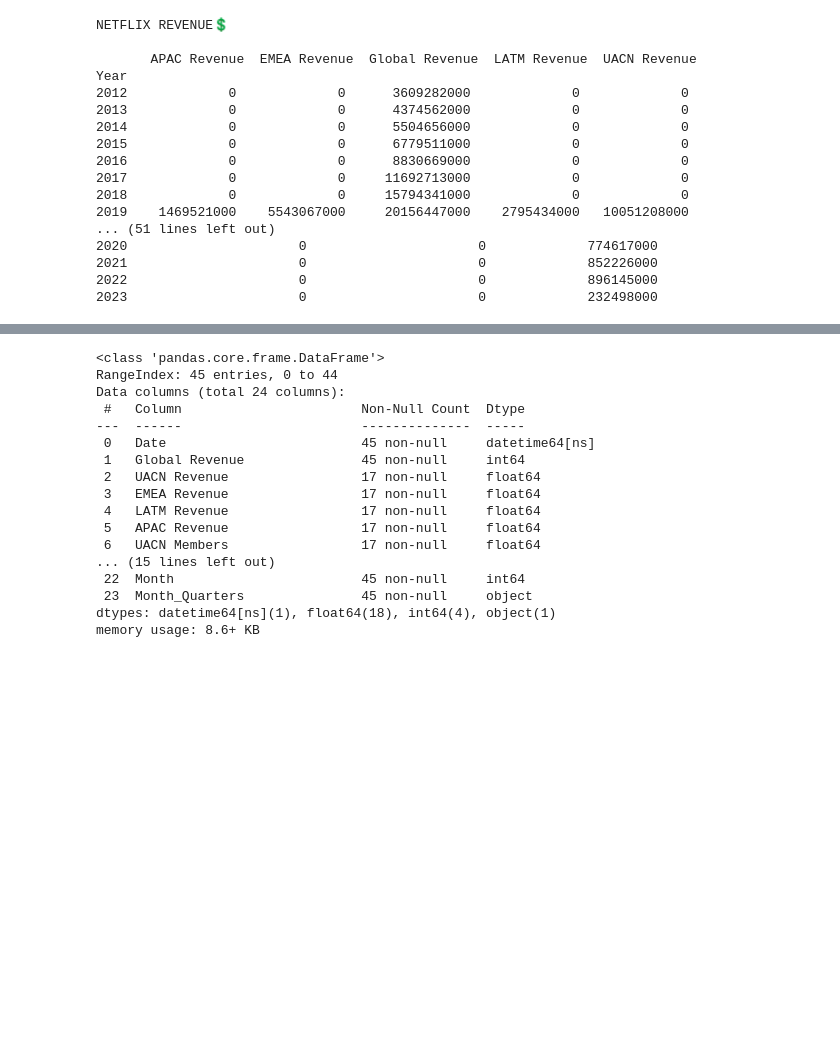
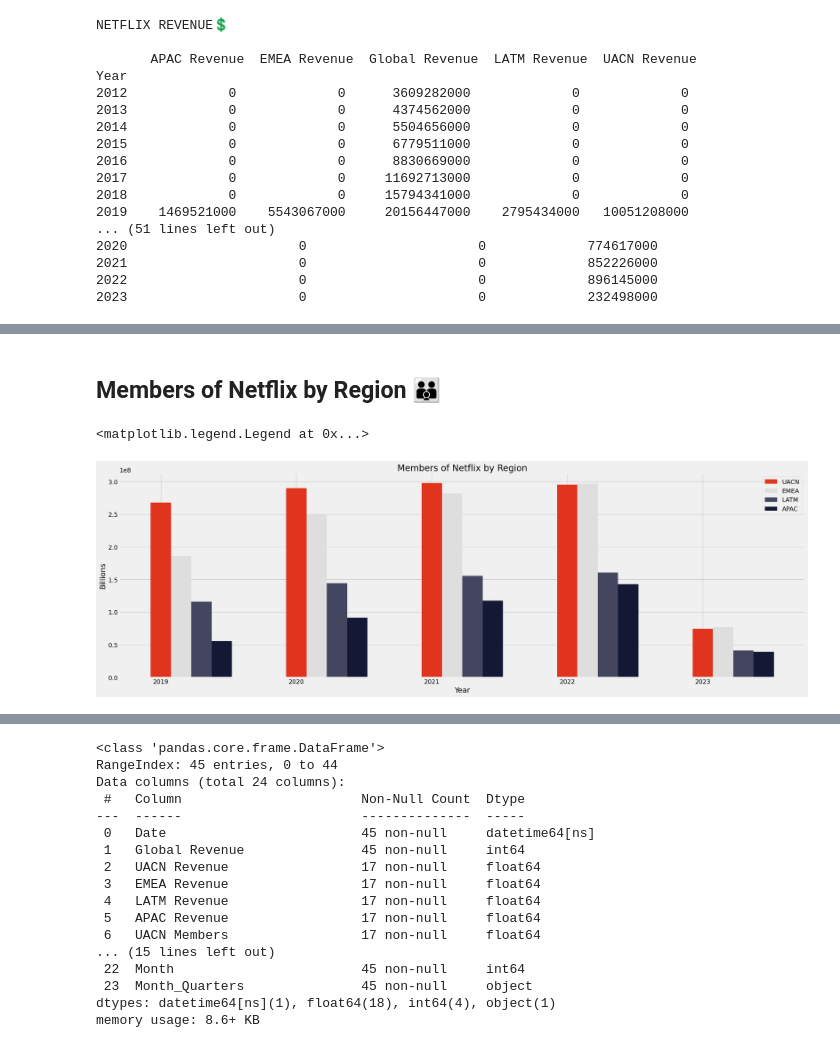
Before and after one commit to danielrodriguez007/Data_Analysis, a Jupyter notebook: Netflix_OTT.ipynb, the cells around one changed output, grey strips where cells are left out. Drawn from its saved outputs; the diff is of its cells as text; code cells hidden in the pictures; blank space fills up the shorter version.

```diff
--- a/Netflix_OTT.ipynb
+++ b/Netflix_OTT.ipynb
@@ -199,0 +226,23 @@ Text(0.5, 1.0, 'Histogram Netflix Glogal Revenue')
+# %% [markdown]
+## Members of Netflix by Region 👪
+# %%
+a = data.groupby(['Year'])['UACN Members'].sum().nlargest(5,keep='last')
+b = data.groupby(['Year'])['EMEA  Members'].sum().nlargest(5,keep='last')
+c = data.groupby(['Year'])['LATM Members'].sum().nlargest(5,keep='last')
+d = data.groupby(['Year'])['APAC Members'].sum().nlargest(5,keep='last')
+
+
+plt.figure(figsize=(25,8))
+plt.bar(a.index + .0, a.values, label="UACN", color='#E1341E', width=0.15)
+plt.bar(b.index + .15, b.values, label="EMEA", color='#dedede', width=0.15)
+plt.bar(c.index + .30, c.values, label="LATM", color='#43465E', width=0.15)
+plt.bar(d.index + .45, d.values, label="APAC", color='#131834', width=0.15)
+
+
+plt.title("Members of Netflix by Region")
+plt.xlabel("Year")
+plt.ylabel("Billions")
+plt.legend()
+# %% [output]
+<matplotlib.legend.Legend at 0x...>
+[figure, added]
```
Also changed, not shown: parts of 12 cells of this notebook.
